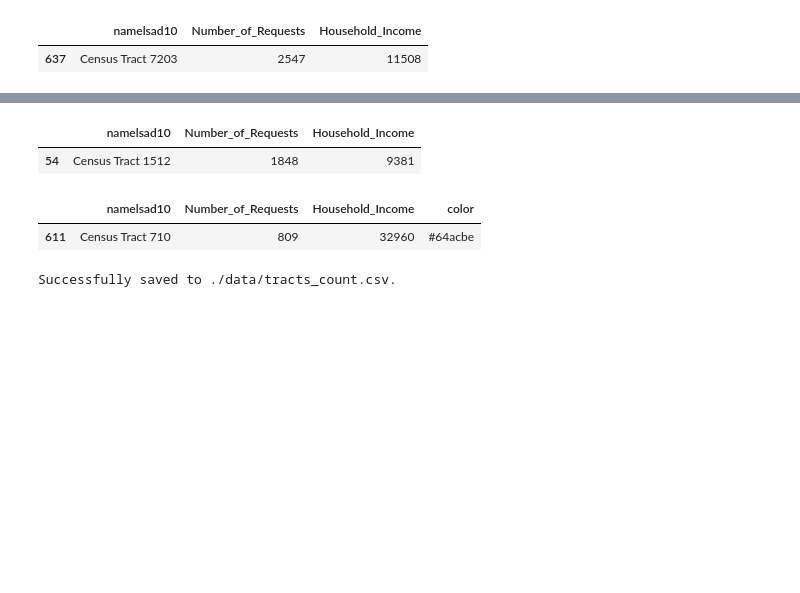
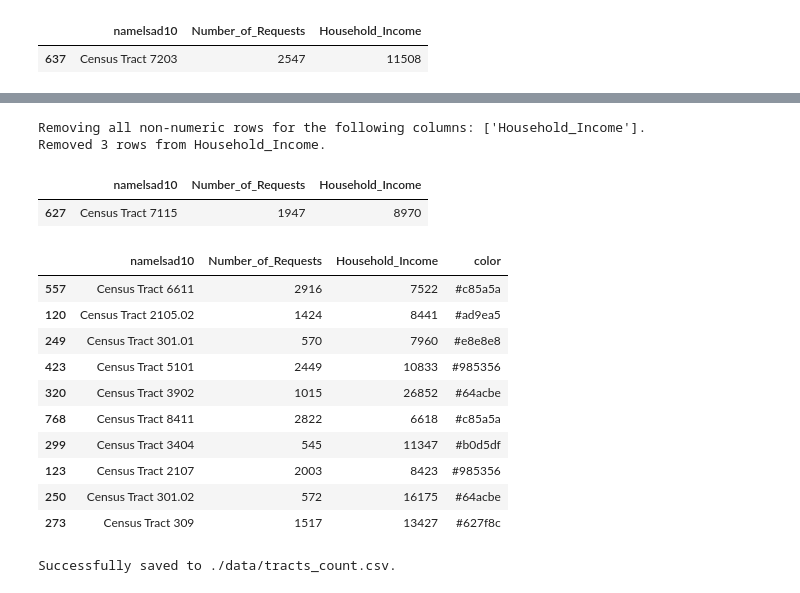
Before and after one commit to siyoungbyun/311-requests-dataviz, a Jupyter notebook: data_preprocessing.ipynb, the cells around one changed output, grey strips where cells are left out. Saved outputs shown, nothing was run; the diff lists cells and outputs as text; code cells hidden in the pictures; blank space fills up the shorter version.

```diff
--- a/data_preprocessing.ipynb
+++ b/data_preprocessing.ipynb
@@ -103,6 +103,26 @@ def create_count_df_by_year(dfs, time_col, verbose=False):
     if verbose:
         print(merged_df.sample(n=5))
     return merged_df
+
+def income_by_tract(request_df, income_df):
+
+    tracts_by_type = request_df.groupby(["namelsad10"]).size().reset_index()
+    tracts_by_type = tracts_by_type.rename(columns={0: "Number_of_Requests"})
+    tracts_by_type = tracts_by_type.merge(income_df, on='namelsad10', how='left')
+    tracts_by_type = drop_non_numeric(tracts_by_type, ["Household_Income"], verbose=True)
+    return tracts_by_type
+
+def request_by_tract_per_type(request_df, sr_types):
+
+    result_df = request_df.groupby(["namelsad10"]).size().reset_index()
+    result_df = result_df.rename(columns={0: "All Requests"})
+    for sr_type in sr_types:
+        tracts_by_type = request_df[(request_df['SR_TYPE'] == sr_type)]
+        tracts_by_type = tracts_by_type.groupby(["namelsad10"]).size().reset_index()
+        tracts_by_type = tracts_by_type.rename(columns={0: "{}".format(sr_type)})
+        result_df = result_df.merge(tracts_by_type, on='namelsad10', how='left')
+    filename = "./data/tracts_count_by_type.csv"
+    df_to_csv(result_df, filename, verbose=True)
 # %% [markdown]
 ## Load the dataset - `311_Service_Requests.csv`
 # %%
@@ -357,15 +421,27 @@ Successfully saved to ./data/tracts_count.csv.
 # %%
+tracts_count = income_by_tract(tracts_311, income_df)
 tracts_count.sample(n=1)
 # %% [output]
+Removing all non-numeric rows for the following columns: ['Household_Income'].
+Removed 3 rows from Household_Income.
 |  | namelsad10 | Number_of_Requests | Household_Income |
-| 54 | Census Tract 1512 | 1848 | 9381 |
+| 627 | Census Tract 7115 | 1947 | 8970 |
 # %%
 tracts_count["color"] = tracts_count.apply(lambda x : evaluateForBivariate(x), axis = 1)
 # %%
-tracts_count.sample(n=1)
+tracts_count.sample(n=10)
 # %% [output]
 |  | namelsad10 | Number_of_Requests | Household_Income | color |
-| 611 | Census Tract 710 | 809 | 32960 | #64acbe |
+| 557 | Census Tract 6611 | 2916 | 7522 | #c85a5a |
+| 120 | Census Tract 2105.02 | 1424 | 8441 | #ad9ea5 |
+| 249 | Census Tract 301.01 | 570 | 7960 | #e8e8e8 |
+| 423 | Census Tract 5101 | 2449 | 10833 | #985356 |
+| 320 | Census Tract 3902 | 1015 | 26852 | #64acbe |
+| 768 | Census Tract 8411 | 2822 | 6618 | #c85a5a |
+| 299 | Census Tract 3404 | 545 | 11347 | #b0d5df |
+| 123 | Census Tract 2107 | 2003 | 8423 | #985356 |
+| 250 | Census Tract 301.02 | 572 | 16175 | #64acbe |
+| 273 | Census Tract 309 | 1517 | 13427 | #627f8c |
 # %%
 # Save the merged dataset
 tracts_311_count_filename = "./data/tracts_count.csv"
```
Also changed, not shown: parts of 6 cells of this notebook.
